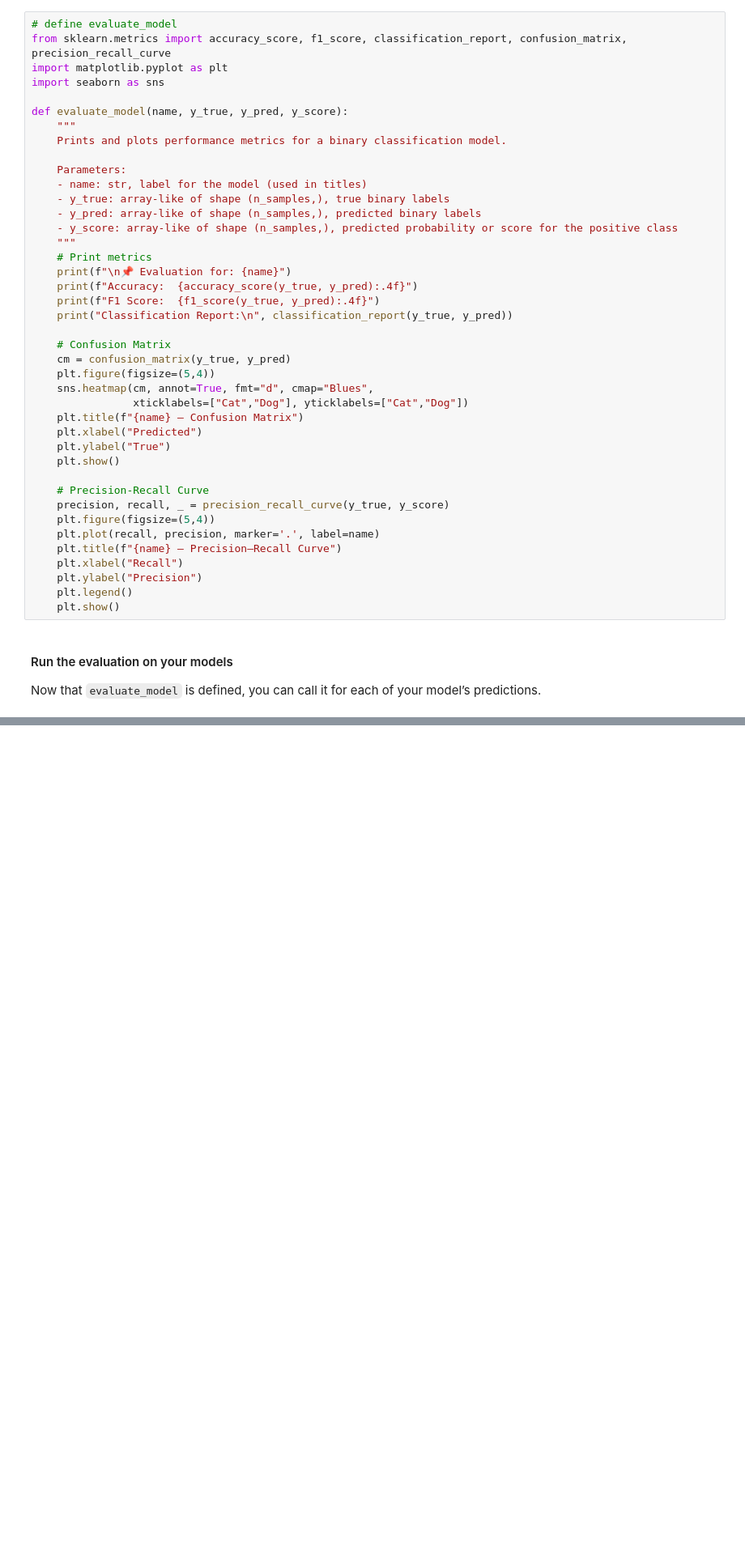
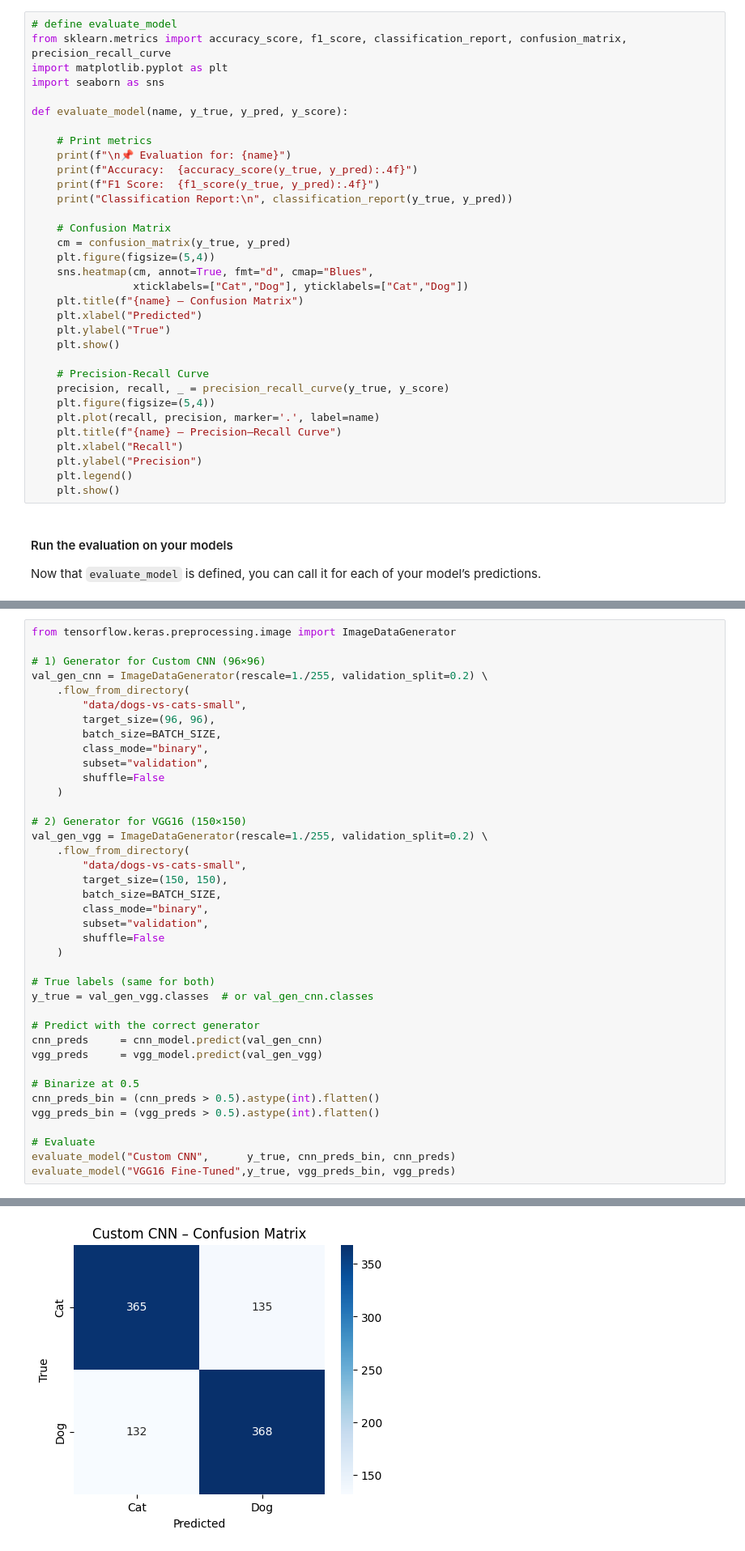
Before and after one commit to FenilPatel1279/lab3CSCN8010, a Jupyter notebook: 111.ipynb, the cells around one changed output, grey strips where cells are left out. Shown at 81% size. Saved outputs shown, nothing was run; the diff lists cells and outputs as text; blank space fills up the shorter version.

```diff
--- a/111.ipynb
+++ b/111.ipynb
@@ -880,15 +876,7 @@ import matplotlib.pyplot as plt
 import seaborn as sns
 
 def evaluate_model(name, y_true, y_pred, y_score):
-    """
-    Prints and plots performance metrics for a binary classification model.
 
-    Parameters:
-    - name: str, label for the model (used in titles)
-    - y_true: array-like of shape (n_samples,), true binary labels
-    - y_pred: array-like of shape (n_samples,), predicted binary labels
-    - y_score: array-like of shape (n_samples,), predicted probability or score for the positive class
-    """
     # Print metrics
     print(f"\n📌 Evaluation for: {name}")
     print(f"Accuracy:  {accuracy_score(y_true, y_pred):.4f}")
@@ -952,0 +908,40 @@ weighted avg       0.79      0.75      0.74      1000
+# %%
+from tensorflow.keras.preprocessing.image import ImageDataGenerator
+
+# 1) Generator for Custom CNN (96×96)
+val_gen_cnn = ImageDataGenerator(rescale=1./255, validation_split=0.2) \
+    .flow_from_directory(
+        "data/dogs-vs-cats-small",
+        target_size=(96, 96),
+        batch_size=BATCH_SIZE,
+        class_mode="binary",
+        subset="validation",
+        shuffle=False
+    )
+
+# 2) Generator for VGG16 (150×150)
+val_gen_vgg = ImageDataGenerator(rescale=1./255, validation_split=0.2) \
+    .flow_from_directory(
+        "data/dogs-vs-cats-small",
+        target_size=(150, 150),
+        batch_size=BATCH_SIZE,
+        class_mode="binary",
+        subset="validation",
+        shuffle=False
+    )
+
+# True labels (same for both)
+y_true = val_gen_vgg.classes  # or val_gen_cnn.classes
+
+# Predict with the correct generator
+cnn_preds     = cnn_model.predict(val_gen_cnn)
+vgg_preds     = vgg_model.predict(val_gen_vgg)
+
+# Binarize at 0.5
+cnn_preds_bin = (cnn_preds > 0.5).astype(int).flatten()
+vgg_preds_bin = (vgg_preds > 0.5).astype(int).flatten()
+
+# Evaluate
+evaluate_model("Custom CNN",      y_true, cnn_preds_bin, cnn_preds)
+evaluate_model("VGG16 Fine‑Tuned",y_true, vgg_preds_bin, vgg_preds)
+# %% [output]
@@ -952,0 +965 @@ weighted avg       0.79      0.75      0.74      1000
+[figure, added]
```
Also changed, not shown: parts of 13 cells of this notebook, 3 other files.
